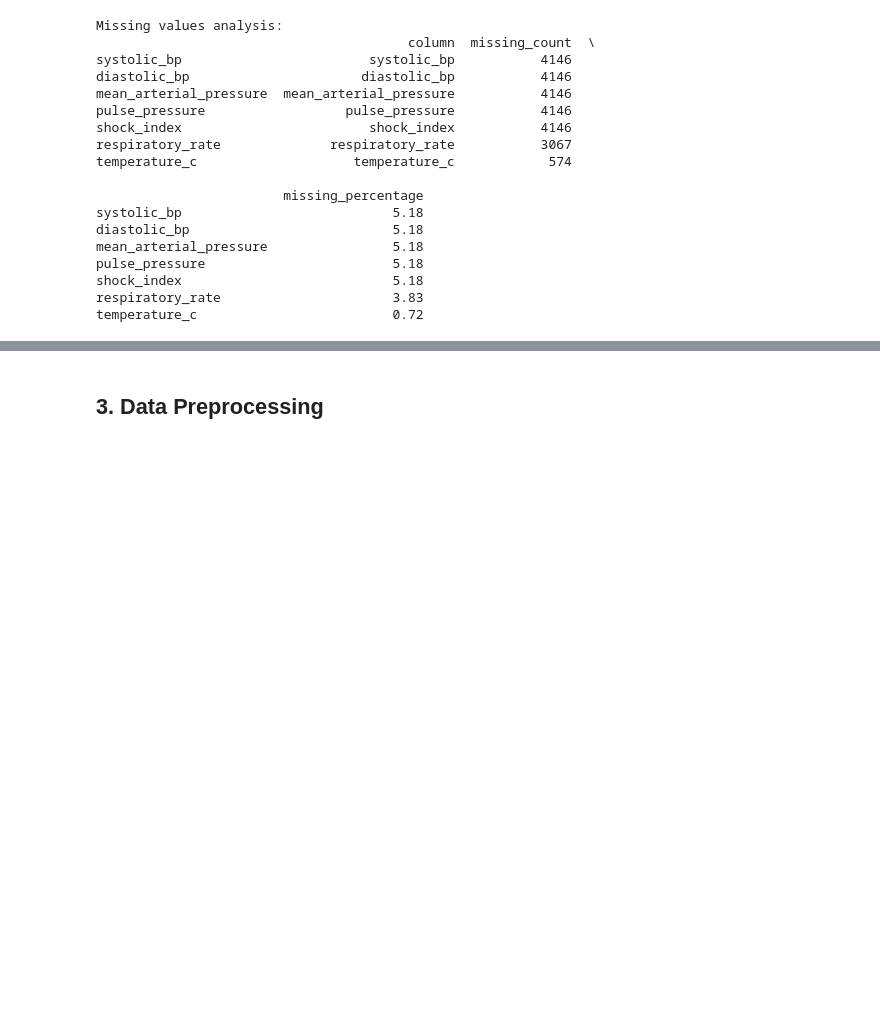
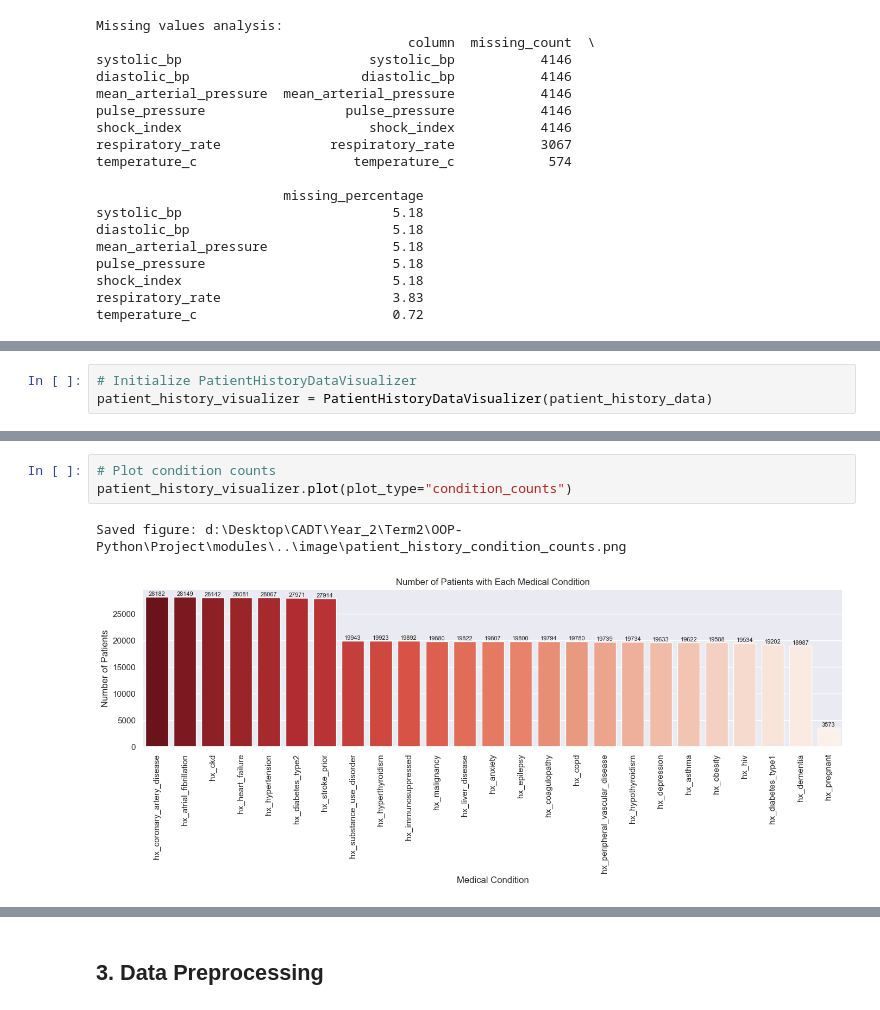
Before and after one commit to ztongg-str/lifier_py_project, a Jupyter notebook: y2-t2.ipynb, the cells around one changed output, grey strips where cells are left out. Cells and saved outputs as stored; diff of their text form; blank space fills up the shorter version.

```diff
--- a/y2-t2.ipynb
+++ b/y2-t2.ipynb
@@ -144,0 +145,3 @@ Saved figure: d:\Desktop\CADT\Year_2\Term2\OOP-Python\Project\modules\..\image\n
+# %%
+# Initialize PatientHistoryDataVisualizer
+patient_history_visualizer = PatientHistoryDataVisualizer(patient_history_data)
@@ -144,0 +162,6 @@ Saved figure: d:\Desktop\CADT\Year_2\Term2\OOP-Python\Project\modules\..\image\n
+# %%
+# Plot condition counts
+patient_history_visualizer.plot(plot_type="condition_counts")
+# %% [output]
+Saved figure: d:\Desktop\CADT\Year_2\Term2\OOP-Python\Project\modules\..\image\patient_history_condition_counts.png
+[figure, added]
```
Also changed, not shown: parts of 47 cells of this notebook, 29 other files.
